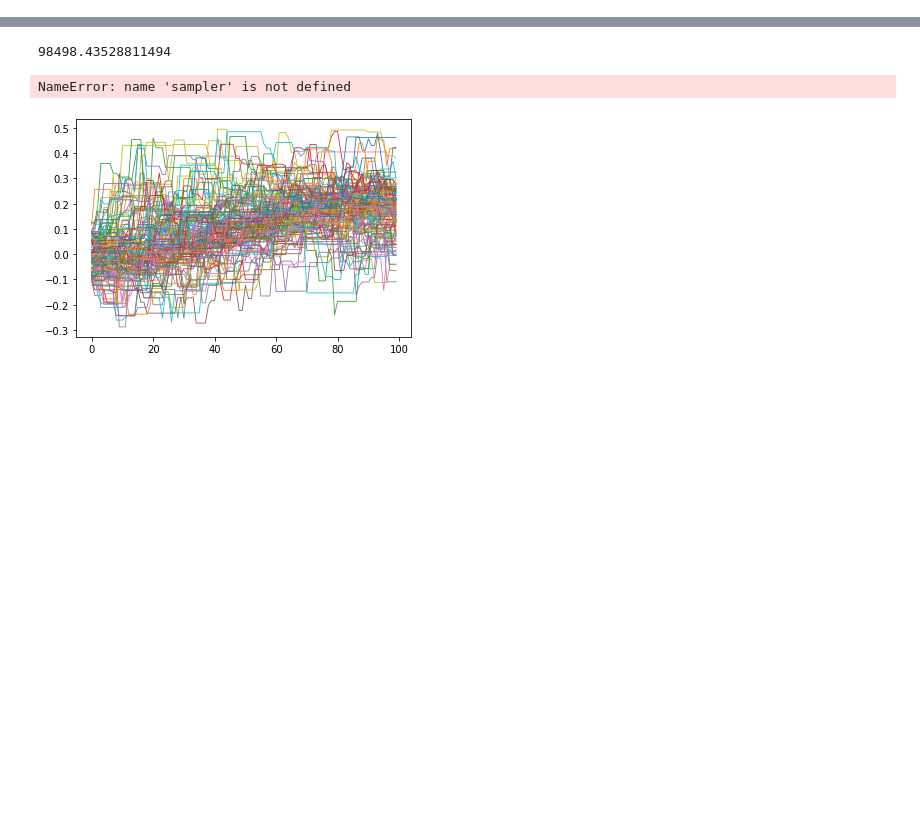
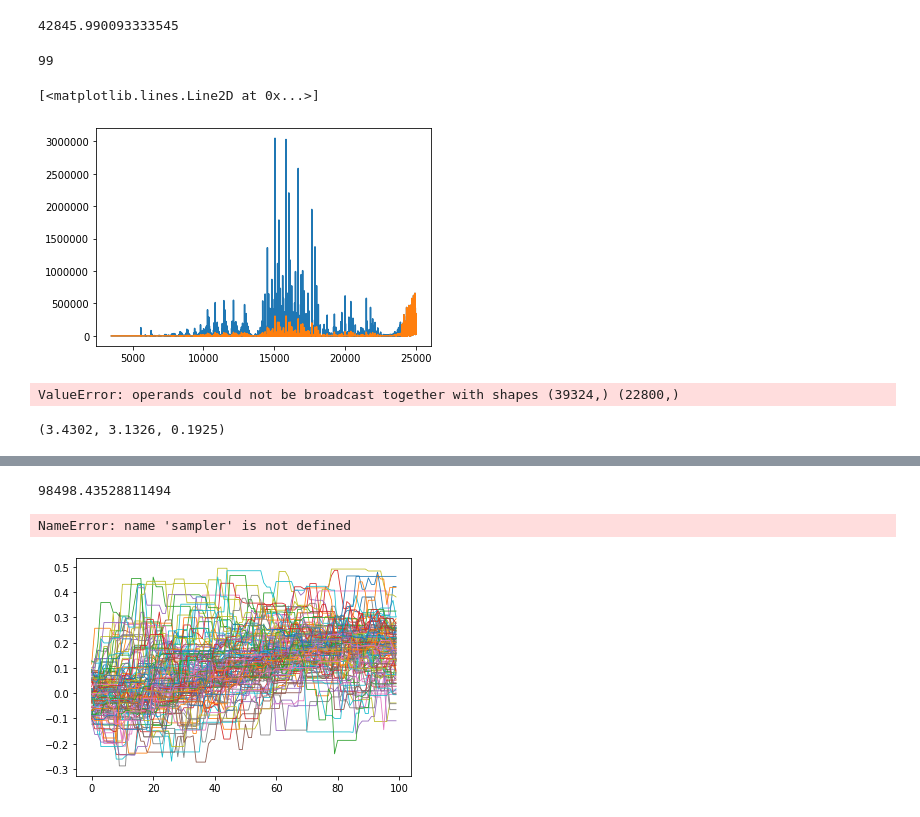
Before and after one commit to connorfjennings/alfpy, a Jupyter notebook: scripts/test1.ipynb, the cells around one changed output, grey strips where cells are left out. Cells and saved outputs as stored; diff of their text form; code cells hidden in the pictures; blank space fills up the shorter version.

```diff
--- a/scripts/test1.ipynb
+++ b/scripts/test1.ipynb
@@ -35,0 +127,8 @@ posarr = str2arr(switch=1, instr=pos)
+# %%
+pos.sigma=100
+m1 = getmodel(pos, alfvar=alfvar)
+print(func(alfvar, posarr))
+pos.sigma=400
+m2 = getmodel(pos, alfvar=alfvar)
+# %% [output]
+42845.990093333545
@@ -35,0 +165,16 @@ posarr = str2arr(switch=1, instr=pos)
+# %%
+sig0
+# %% [output]
+99
+# %%
+plt.plot(lsky, fsky)
+plt.plot(lsky, alfvar.fsky)
+# %% [output]
+[<matplotlib.lines.Line2D at 0x...>]
+[figure, added]
+# %%
+sky1 = velbroad(lam = alfvar.lsky, spec = alfvar.fsky,
+                sigma = sig0, minl = lamlo, maxl = lamhi,
+                ires = strans, velbroad_simple =1)
+# %% [output]
+ValueError: operands could not be broadcast together with shapes (39324,) (22800,)
@@ -35,0 +187,4 @@ posarr = str2arr(switch=1, instr=pos)
+# %%
+posarr[24], posarr[25], posarr[42]
+# %% [output]
+(3.4302, 3.1326, 0.1925)
```
Also changed, not shown: parts of 36 cells of this notebook, 25 other files.
